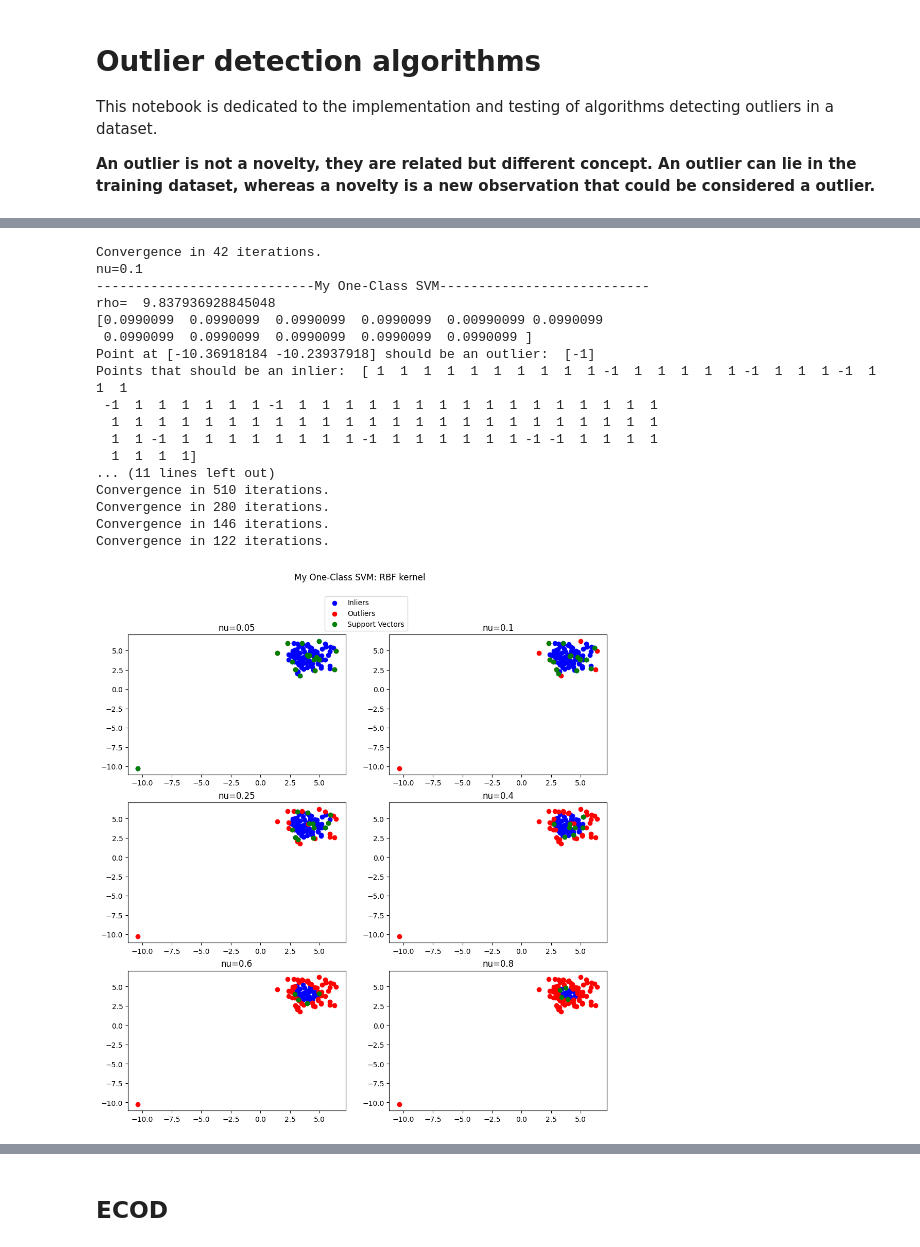
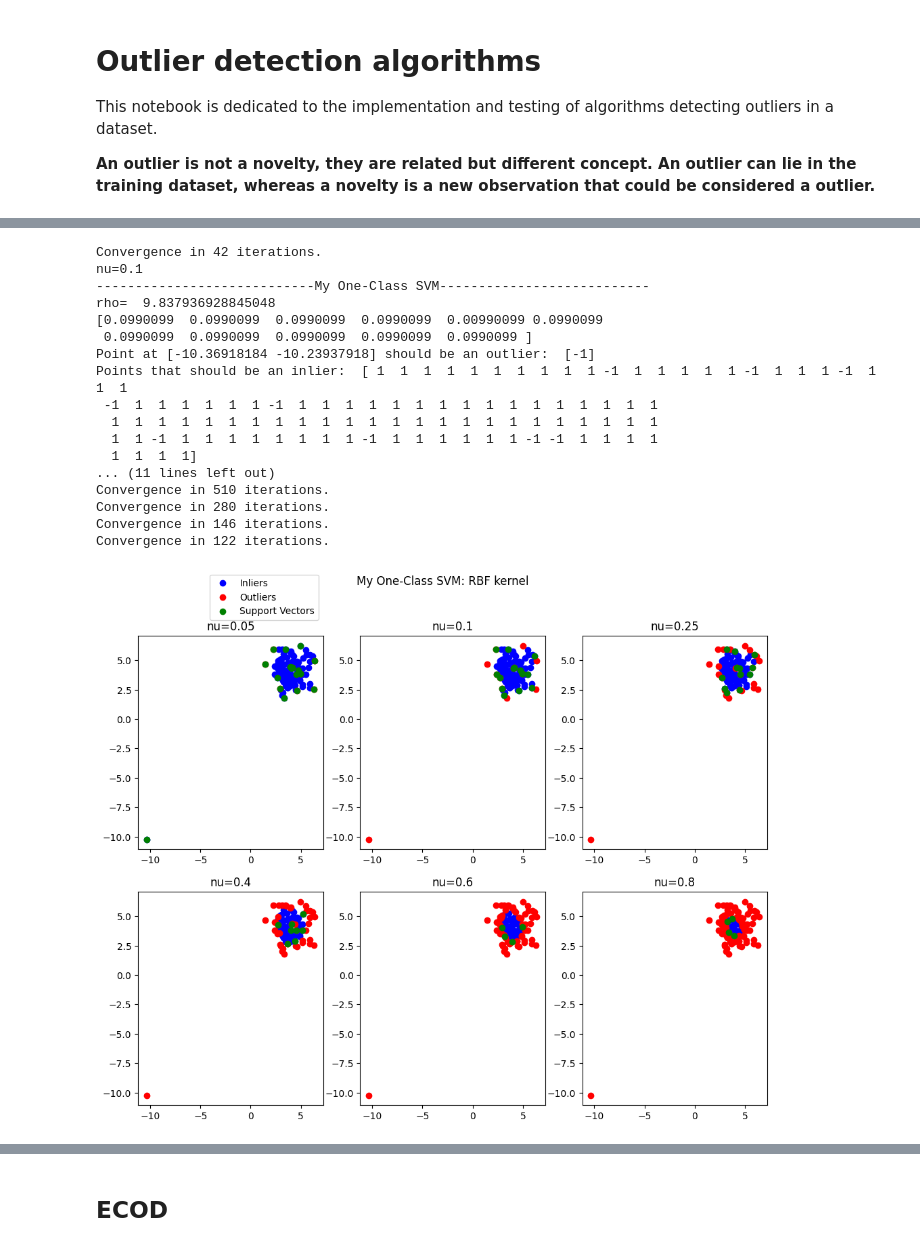
Before and after one commit to roomate/ML_from_scratch, a Jupyter notebook: outlier_detection.ipynb, the cells around one changed output, grey strips where cells are left out. Cells and saved outputs as stored; diff of their text form; code cells hidden in the pictures.

```diff
--- a/outlier_detection.ipynb
+++ b/outlier_detection.ipynb
@@ -147,13 +147,13 @@ class One_class_SVM:
 
         C=1/(self.nu * ln)
 
-        (SV, )=np.where((alpha>self.epsilon) * (alpha<C-self.epsilon))
+        SV=(alpha>self.epsilon) * (alpha<C-self.epsilon)
         KKT_viol=self.KKT_violation_measure(C, O, rho, alpha)
         (idx, )=np.where(np.logical_or( ((O-rho)*alpha>0), ((rho-O)*(C - alpha)>0) ) )
 
         assert len(idx)>0
 
-        assert len(SV)>0
+        assert SV.any()
 
         nb_iter=0
 
@@ -183,8 +183,8 @@ class One_class_SVM:
             alpha[idx1]=Delta-alpha[idx2]
 
             #Support vectors
-            (SVp, )=np.where( (alpha>self.epsilon) * (alpha<C-self.epsilon) )
-            if len(SVp)>0:
+            SVp=(alpha>self.epsilon) * (alpha<C-self.epsilon)
+            if SVp.any()>0:
                 SV=SVp
 
             O += self.Gram[:,idx1]*(alpha[idx1]-alpha_1) + self.Gram[:,idx2]*(alpha[idx2]-alpha_2)
@@ -257,7 +257,7 @@ print(sk_oc_svm.dual_coef_)
 print("Point at {0} should be an outlier: ".format(X_train[-1]), sk_oc_svm.predict(X_train[-1][None]))
 print("Points that should be an inlier: ", sk_oc_svm.predict(X_train[:-1]))
 
-fig, axes=plt.subplots(nrows=3, ncols=2, figsize=(12, 12))
+fig, axes=plt.subplots(nrows=2, ncols=3, figsize=(12, 9))
 
 color=("blue", "red", "green")
 NU=[.05, .1, .25, .4, .6, .8]
@@ -266,37 +266,37 @@ fig.suptitle("My One-Class SVM: RBF kernel")
 
 for i, nu in enumerate(NU):
     oc_svm.kernel=RBF()
     oc_svm.nu=nu
     oc_svm.fit(X_train)
     y=oc_svm.predict(X_train)
 
-    SV=np.where( (oc_svm.alpha>oc_svm.epsilon) * (oc_svm.alpha<oc_svm.C-oc_svm.epsilon) )
+    SV=(oc_svm.alpha>oc_svm.epsilon) * (oc_svm.alpha<oc_svm.C-oc_svm.epsilon)
 
     ## Display data
     inliers=np.where(y==1)[0]
     outliers=np.where(y==-1)[0]
-    axes[i//2, i%2].scatter(X_train[inliers,0], X_train[inliers,1], label="Inliers", color=color[0])
-    axes[i//2, i%2].scatter(X_train[outliers,0], X_train[outliers,1], label="Outliers", color=color[1])
-    axes[i//2, i%2].scatter(X_train[SV,0], X_train[SV,1], label="Support Vectors", color=color[2])
-    axes[i//2, i%2].set_title("nu={0}".format(nu))
-axes[0,0].legend(bbox_to_anchor=(1.3, 1.3))
+    axes[i//3, i%3].scatter(X_train[inliers,0], X_train[inliers,1], label="Inliers", color=color[0])
+    axes[i//3, i%3].scatter(X_train[outliers,0], X_train[outliers,1], label="Outliers", color=color[1])
+    axes[i//3, i%3].scatter(X_train[SV,0], X_train[SV,1], label="Support Vectors", color=color[2])
+    axes[i//3, i%3].set_title("nu={0}".format(nu))
+axes[0,0].legend(bbox_to_anchor=(1, 1.31))
 plt.show()
 # %% [output]
 Convergence in 42 iterations.
 nu=0.1
 ----------------------------My One-Class SVM---------------------------
 rho=  9.837936928845048
 [0.0990099  0.0990099  0.0990099  0.0990099  0.00990099 0.0990099
  0.0990099  0.0990099  0.0990099  0.0990099  0.0990099 ]
 Point at [-10.36918184 -10.23937918] should be an outlier:  [-1]
 Points that should be an inlier:  [ 1  1  1  1  1  1  1  1  1  1 -1  1  1  1  1  1 -1  1  1  1 -1  1  1  1
  -1  1  1  1  1  1  1 -1  1  1  1  1  1  1  1  1  1  1  1  1  1  1  1  1
   1  1  1  1  1  1  1  1  1  1  1  1  1  1  1  1  1  1  1  1  1  1  1  1
   1  1 -1  1  1  1  1  1  1  1  1 -1  1  1  1  1  1  1 -1 -1  1  1  1  1
   1  1  1  1]
 ... (11 lines left out)
 Convergence in 510 iterations.
 Convergence in 280 iterations.
 Convergence in 146 iterations.
 Convergence in 122 iterations.
-[figure, old version]
+[figure, new version]
```
Also changed, not shown: parts of 3 cells of this notebook, 1 other file.
